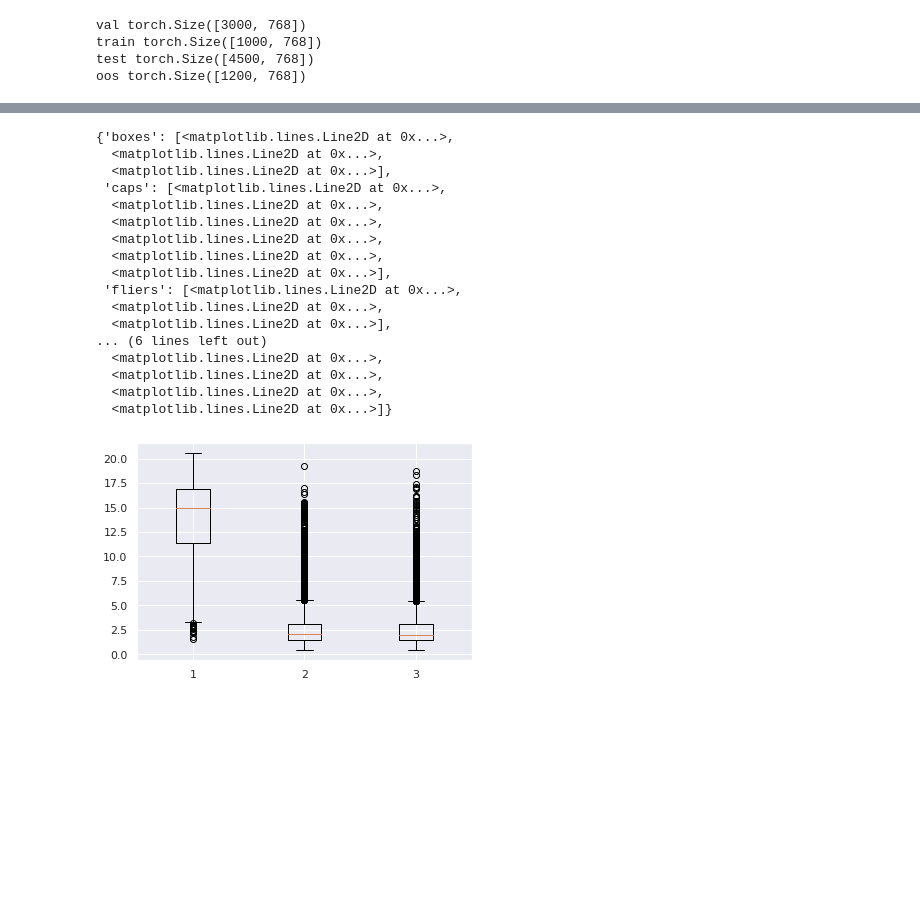
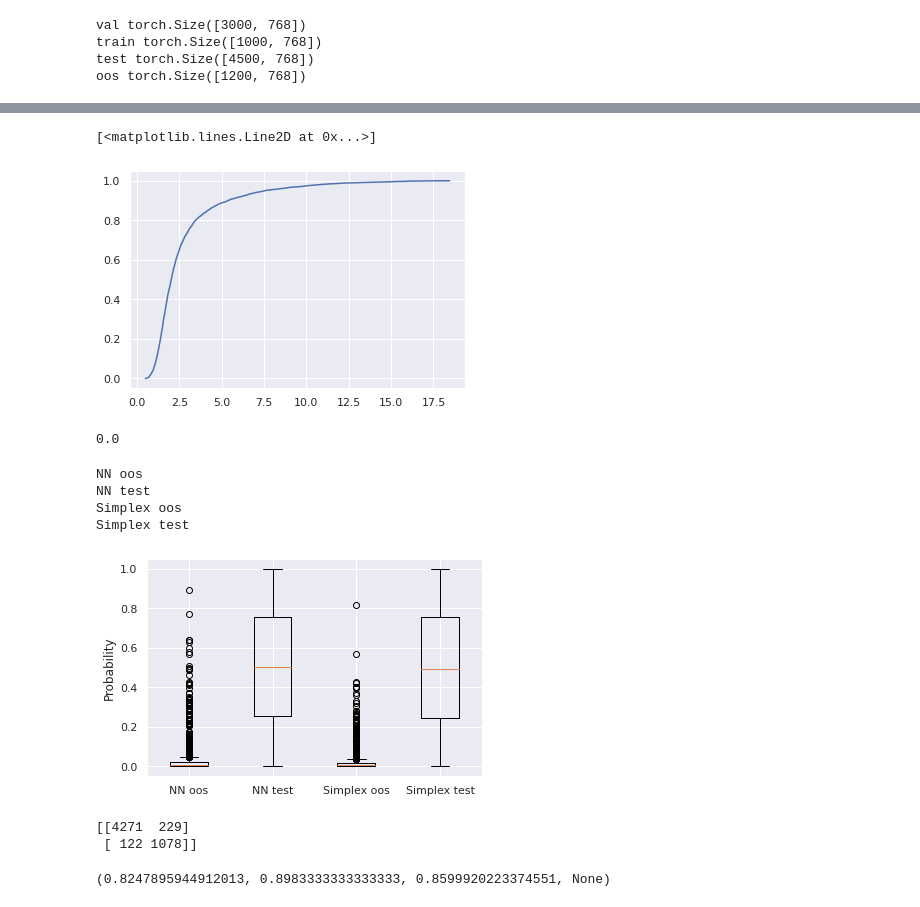
Before and after one commit to simonEllershaw/latent_variable_OOD, a Jupyter notebook: transformer_training.ipynb, the cells around one changed output, grey strips where cells are left out. Saved outputs shown, nothing was run; the diff lists cells and outputs as text; code cells hidden in the pictures; blank space fills up the shorter version.

Commit message:
Add thresholding analysis

```diff
--- a/transformer_training.ipynb
+++ b/transformer_training.ipynb
@@ -443,0 +386,10 @@ torch.Size([3000])
+# %%
+from scipy.stats import ks_2samp
+model_names = ['NN', 'Simplex']
+ks_2_samp_metrics = {}
+for model_name in model_names:
+  for fit_key in ['oos', 'test']:
+    key=f"{model_name} {fit_key}"
+    ks_2_samp_metrics[key] = ks_2samp(errors[f"{model_name} val"], errors[key])
+
+ks_2_samp_metrics
@@ -443,0 +401,3 @@ torch.Size([3000])
+# %%
+pdf = np.sort(errors['Simplex val'].numpy())
+plt.hist(pdf, density=True)
@@ -444,22 +412,36 @@ torch.Size([3000])
+# %%
+plt.plot(pdf, np.linspace(0, 1, num=len(pdf)))
+# %% [output]
+[<matplotlib.lines.Line2D at 0x...>]
+[figure, added]
+# %%
+def get_prob_dist_greater_equal(dist, pdf):
+  try:
+    idx = next(idx for idx, dist_lookup in enumerate(pdf) if dist_lookup >= dist)
+  except StopIteration:
+    idx = len(pdf)
+  return 1-(idx/len(pdf))
+# %% [output]
+0.0
+# %%
+model_names = ['NN', 'Simplex']
+thresholding = {}
+for model_name in model_names:
+  pdf = np.sort(errors[f"{model_name} val"].numpy())
+  for fit_key in ['oos', 'test']:
+    key=f"{model_name} {fit_key}"
+    print(key)
+    thresholding[key] = np.array([get_prob_dist_greater_equal(dist, pdf) for dist in errors[f"{model_name} {fit_key}"]])
+# %% [output]
+NN oos
+NN test
+Simplex oos
+Simplex test
 # %%
 fig, ax = plt.subplots()
-ax.boxplot(errors.values())
+ax.boxplot(thresholding.values())
+ax.set_xticklabels(thresholding.keys())
+ax.set_ylabel('Probability')
+plt.show()
 # %% [output]
-{'boxes': [<matplotlib.lines.Line2D at 0x...>,
-  <matplotlib.lines.Line2D at 0x...>,
-  <matplotlib.lines.Line2D at 0x...>],
- 'caps': [<matplotlib.lines.Line2D at 0x...>,
-  <matplotlib.lines.Line2D at 0x...>,
-  <matplotlib.lines.Line2D at 0x...>,
-  <matplotlib.lines.Line2D at 0x...>,
-  <matplotlib.lines.Line2D at 0x...>,
-  <matplotlib.lines.Line2D at 0x...>],
- 'fliers': [<matplotlib.lines.Line2D at 0x...>,
-  <matplotlib.lines.Line2D at 0x...>,
-  <matplotlib.lines.Line2D at 0x...>],
-... (6 lines left out)
-  <matplotlib.lines.Line2D at 0x...>,
-  <matplotlib.lines.Line2D at 0x...>,
-  <matplotlib.lines.Line2D at 0x...>,
-  <matplotlib.lines.Line2D at 0x...>]}
-[figure, old version]
+[figure, new version]
@@ -465,0 +450,14 @@ ax.boxplot(errors.values())
+# %%
+from sklearn.metrics import classification_report, confusion_matrix
+
+oos = thresholding_95['Simplex oos']
+inscope = thresholding_95['Simplex test']
+y_pred = np.append(oos, inscope)
+y_true = np.append(np.ones(len(oos)), np.zeros(len(inscope)))
+
+print(confusion_matrix(y_true, y_pred))
+precision_recall_fscore_support(y_true, y_pred, average='binary')
+# %% [output]
+[[4271  229]
+ [ 122 1078]]
+(0.8247895944912013, 0.8983333333333333, 0.8599920223374551, None)
```
Also changed, not shown: parts of 28 cells of this notebook.
